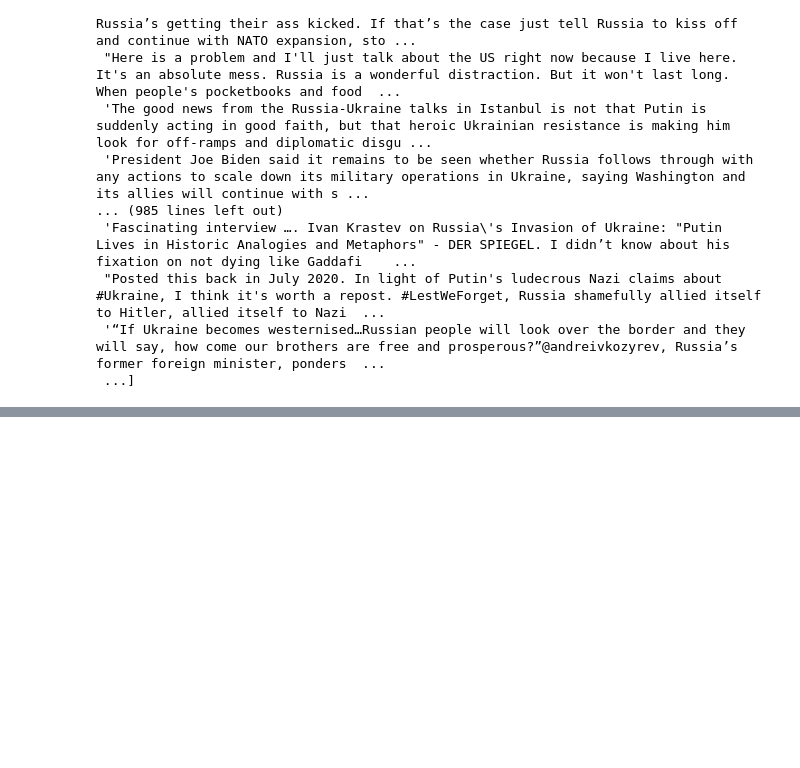
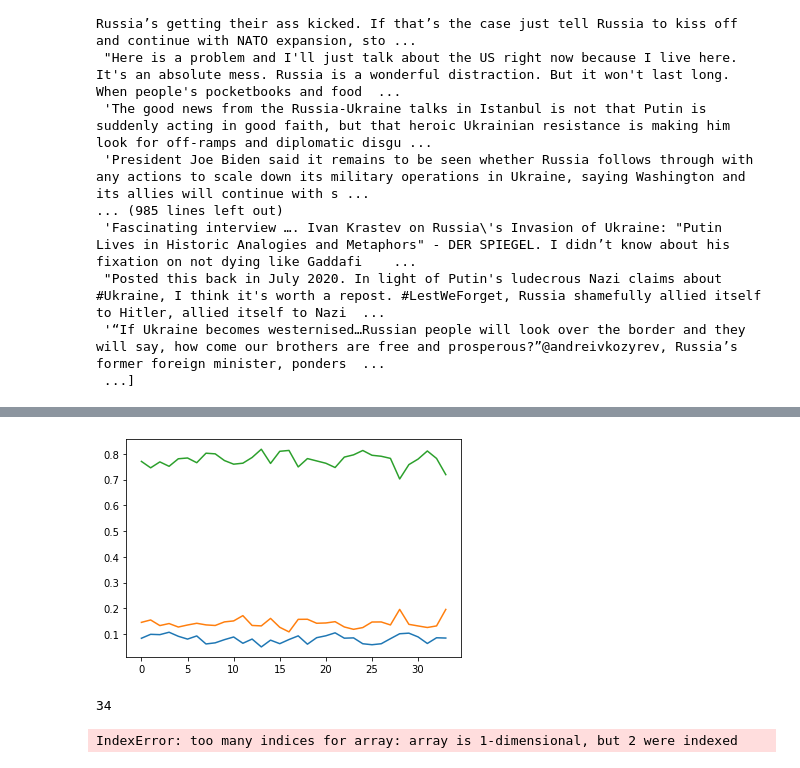
Before and after one commit to dspsharathchandra/Twitter-Data-Sentiment-Analytics, a Jupyter notebook: Project.ipynb, the cells around one changed output, grey strips where cells are left out. Cells and saved outputs as stored; diff of their text form; code cells hidden in the pictures; blank space fills up the shorter version.

```diff
--- a/Project.ipynb
+++ b/Project.ipynb
@@ -70,0 +86,12 @@ df['Tweet'].tolist()
+# %%
+from datetime import date, timedelta
+data_dict={}
+def daterange(start_date, end_date):
+    for n in range(int((end_date - start_date).days)):
+        yield start_date + timedelta(n)
+
+start_date = date(2022, 2, 14)
+end_date = date(2022, 3, 30)
+for single_date in daterange(start_date, end_date):
+    data = df[df['Date'].dt.strftime('%Y-%m-%d') == str(single_date)]['Tweet'].tolist()
+    data_dict[single_date] = process(data)
@@ -70,0 +136,6 @@ df['Tweet'].tolist()
+# %%
+start_date = date(2022, 2, 24)
+end_date = date(2022, 3, 30)
+overall_sentiment=[]
+for single_date in daterange(start_date, end_date):
+    overall_sentiment.append(np.mean(np.asarray(data_dict[single_date]),axis=0))
@@ -70,0 +152,11 @@ df['Tweet'].tolist()
+# %%
+import pandas as pd
+from matplotlib import pyplot as plt
+
+plt.plot(np.asarray(overall_sentiment)[:,0])
+plt.plot(np.asarray(overall_sentiment)[:,1])
+plt.plot(np.asarray(overall_sentiment)[:,2])
+
+plt.show()
+# %% [output]
+[figure, added]
@@ -70,0 +170,8 @@ df['Tweet'].tolist()
+# %%
+count
+# %% [output]
+34
+# %%
+a=np.asarray(overall_sentiment)[:,2]
+# %% [output]
+IndexError: too many indices for array: array is 1-dimensional, but 2 were indexed
```
Also changed, not shown: parts of 7 cells of this notebook, 1 other file.
